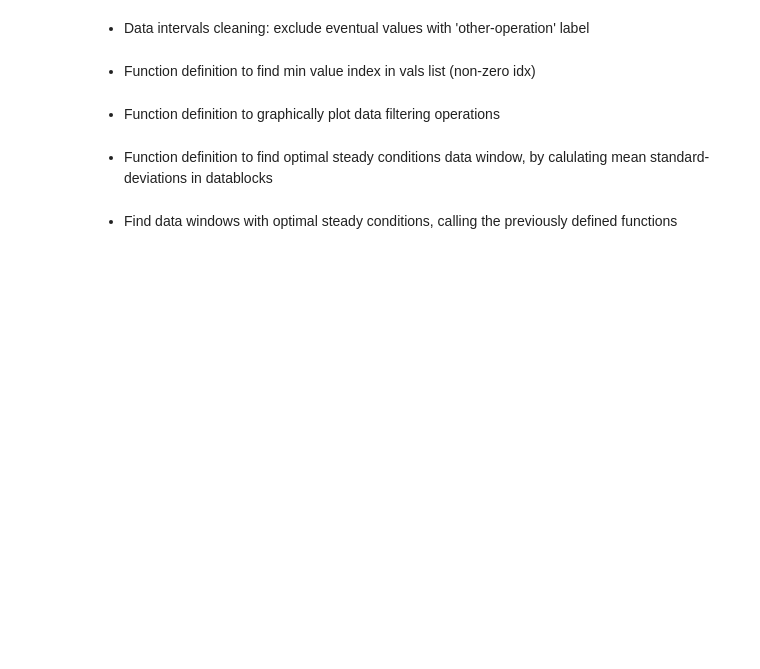
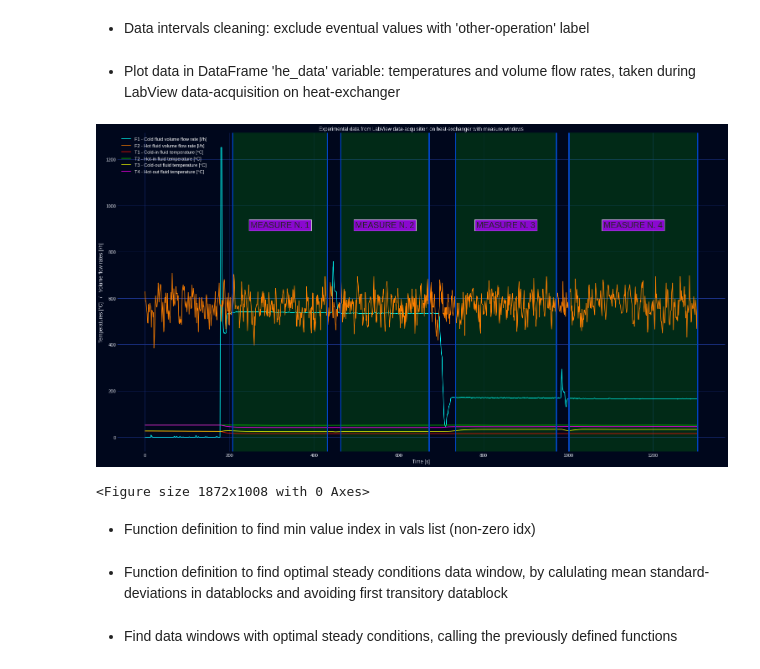
Before and after one commit to CristianMerli/DataAnalysis, a Jupyter notebook: data_analysis/python/dataset_management.ipynb, the cells around one changed output. Saved outputs shown, nothing was run; the diff lists cells and outputs as text; code cells hidden in the pictures; blank space fills up the shorter version.

```diff
--- a/data_analysis/python/dataset_management.ipynb
+++ b/data_analysis/python/dataset_management.ipynb
@@ -37,6 +85,6 @@ csv_data_filepath = "../dataset/scambiatore26112021_5.csv"
 # %%
 old_sep_chr = '\t'                                                                                      # Sep chr in (.dat) file
-new_sep_chr = ';'                                                                                       # Sep chr in (.csv) file
+csv_sep_chr = ';'                                                                                       # Sep chr in (.csv) file
 comments_str = "% "                                                                                     # Delete comment-strings in (.dat) file when creatin' (.csv) file
 oth_op_old_lbl = "Altra operazione"                                                                     # Replace 'other oper' lbl
 # %% [markdown]
@@ -85,4 +118,4 @@ with open(dat_data_filepath,'r') as src_fl:
 # %% [markdown]
 * Import dataset data from formatted (.csv) file, creating a 'DataFrame' variable
 # %%
-he_data = pd.read_csv(csv_data_filepath, sep=new_sep_chr, encoding='utf8')                              # Import data in (.csv) dataset and create a new panda (lib) DataFrame variable: 'he_data'
+he_data = pd.read_csv(csv_data_filepath, sep=csv_sep_chr, encoding="utf8")                              # Import data from (.csv) dataset and create a new panda (lib) DataFrame variable: 'he_data'
@@ -90,0 +126,11 @@ he_data = pd.read_csv(csv_data_filepath, sep=new_sep_chr, encoding='utf8')
+# %%
+plt_time_lbl = "Time [s]"                                                                               # X-axis lbl
+plt_temp_flow_lbl = "Temperatures [°C]   /   Volume flow rates [l/h]"                                   # Y-axis lbl
+plt_f1_lbl = "F1 - Cold fluid volume flow rate [l/h]"                                                   # Cold fluid vol flow rate (F1) lbl
+plt_f2_lbl = "F2 - Hot fluid volume flow rate [l/h]"                                                    # Hot fluid vol flow rate (F2) lbl
+plt_t1_lbl = "T1 - Cold-in fluid temperature [°C]"                                                      # Cold-in fluid temp (T1) lbl
+plt_t2_lbl = "T2 - Hot-in fluid temperature [°C]"                                                       # Hot-in fluid temp (T2) lbl
+plt_t3_lbl = "T3 - Cold-out fluid temperature [°C]"                                                     # Cold-out fluid temp (T3) lbl
+plt_t4_lbl = "T4 - Hot-out fluid temperature [°C]"                                                      # Hot-out fluid temp (T4) lbl
+interval_lbl = "MEASURE N. "                                                                            # Interval lbl
+sel_interval_lbl = "SELECTED INTERVAL"                                                                  # Selected interval lbl
@@ -145,6 +230,14 @@ he_data_cocurr1 = he_data_cocurr1[~he_data_cocurr1[conf_col].isin([oth_op_lbl])]
 he_data_countercurr1 = he_data_countercurr1[~he_data_countercurr1[conf_col].isin([oth_op_lbl])]         # Remove eventual data corresponding to other-operation in heat-exchanger data countercurrent 1
 he_data_countercurr2 = he_data_countercurr2[~he_data_countercurr2[conf_col].isin([oth_op_lbl])]         # Remove eventual data corresponding to other-operation in heat-exchanger data countercurrent 1
 he_data_cocurr2 = he_data_cocurr2[~he_data_cocurr2[conf_col].isin([oth_op_lbl])]                        # Remove eventual data corresponding to other-operation in heat-exchanger data cocurrent 2
+# %% [markdown]
+* Plot data in DataFrame 'he_data' variable: temperatures and volume flow rates, taken during LabView data-acquisition on heat-exchanger
+# %%
+plt_title = "Experimental data from LabView data-acquisition on heat-exchanger with measure windows"    # Plot title
+plot_data_flt(he_data, plt_title, None, delim_idxs, None, Plt_mode.complete)                            # Function call to graphically plot data filtering operations (complete plottin' mode)
+# %% [output]
+[figure, added]
+<Figure size 1872x1008 with 0 Axes>
 # %% [markdown]
 * Function definition to find min value index in vals list (non-zero idx)
 # %%
@@ -154,5 +247,3 @@ def find_min_idx(vals):
     if (vals[i] < vals[min_idx]):                                                                       # Min val idx upd cond
       min_idx = i                                                                                       # Min val idx upd oper
   return min_idx                                                                                        # Rerturn min val idx in vals list (non-zero idx)
-# %% [markdown]
-* Function definition to graphically plot data filtering operations
@@ -188,5 +250,5 @@ def plot_data_flt(db, call_str, start_idxs_dbs, end_idxs_dbs, min_stddevs_dbs_id
 # %% [markdown]
-* Function definition to find optimal steady conditions data window, by calulating mean standard-deviations in datablocks
+* Function definition to find optimal steady conditions data window, by calulating mean standard-deviations in datablocks and avoiding first transitory datablock
 # %%
 def find_stdy_cond(db, dbs_span, dbg_flg, call_str):                                                    # find_stdy_cond(Datablock to split, Datablocks span [samples], Debug flag, Function call string)
   if (dbg_flg):                                                                                         # If dbg flg is ena
```
Also changed, not shown: parts of 61 cells of this notebook, 2 other files.
